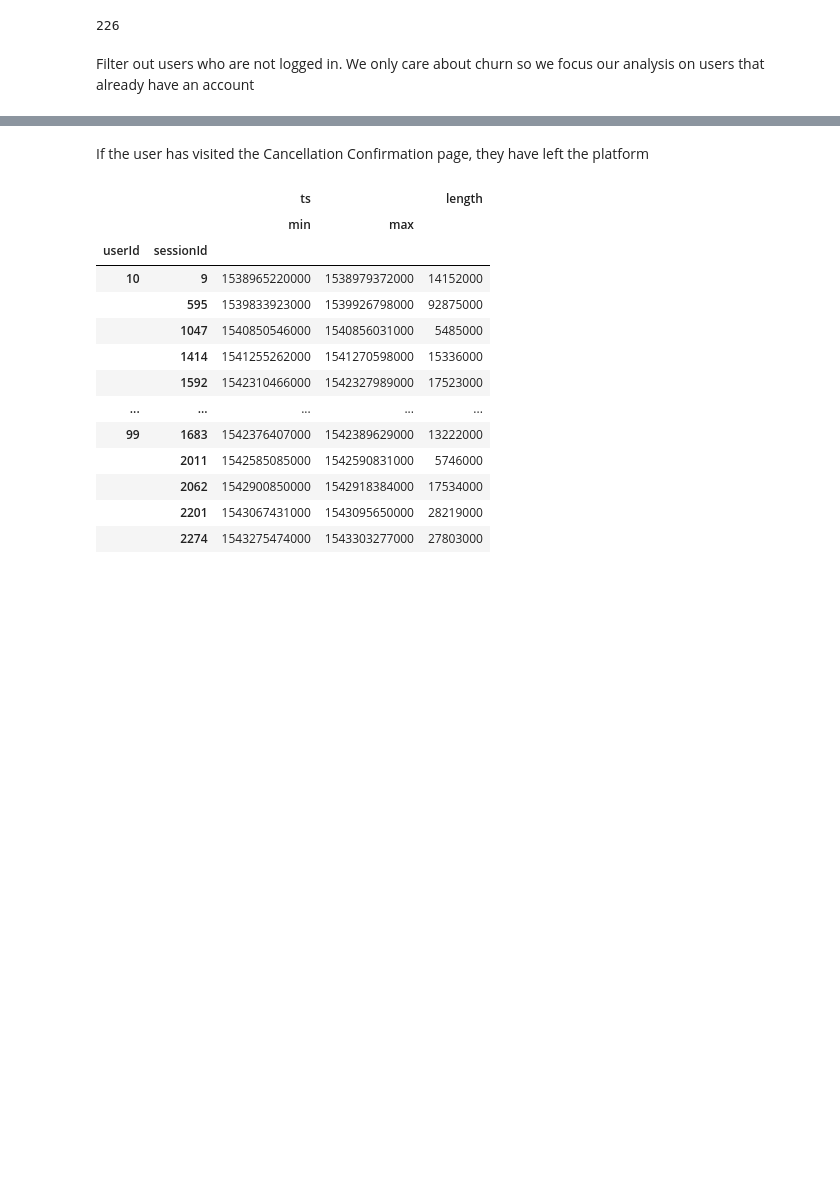
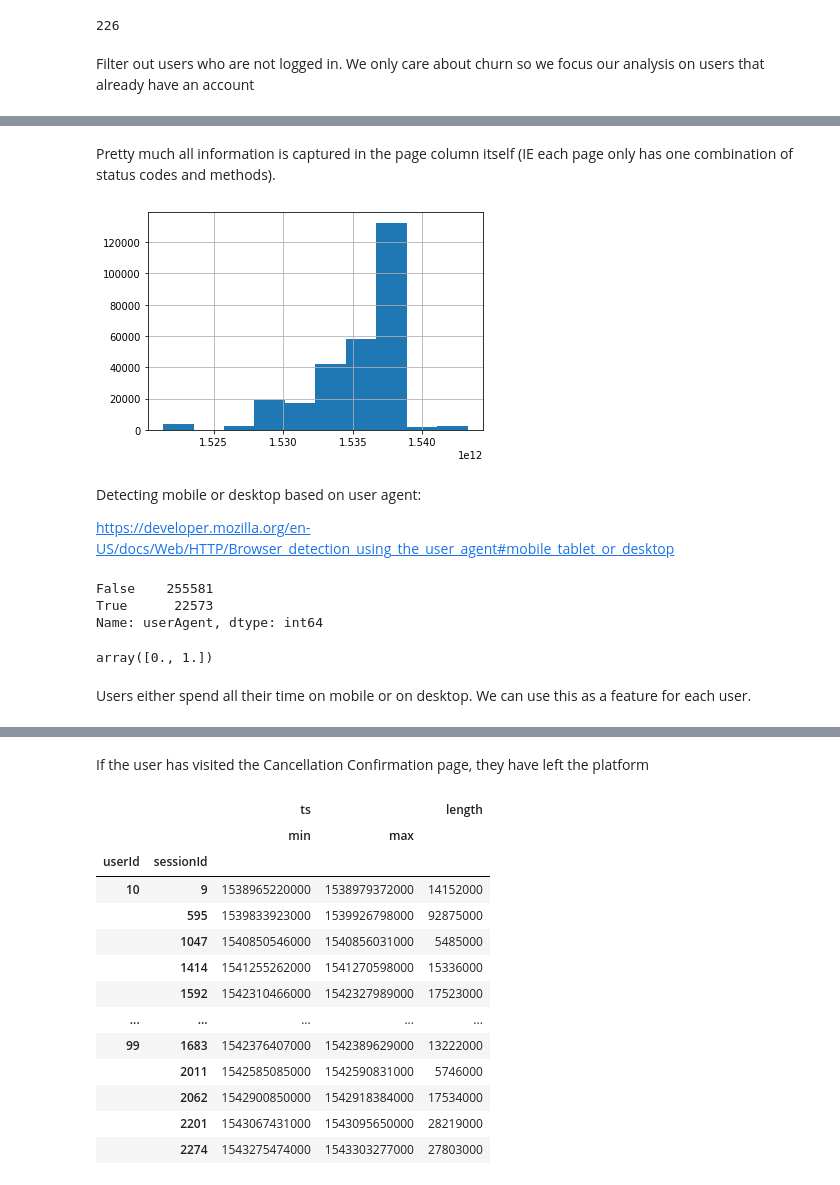
Before and after one commit to gkap720/sparkify-churn, a Jupyter notebook: EDA.ipynb, the cells around one changed output, grey strips where cells are left out. Saved outputs shown, nothing was run; the diff lists cells and outputs as text; code cells hidden in the pictures; blank space fills up the shorter version.

```diff
--- a/EDA.ipynb
+++ b/EDA.ipynb
@@ -23,0 +154,16 @@ df = df[df["userId"] != ""]
+# %% [markdown]
+Pretty much all information is captured in the page column itself (IE each page only has one combination of status codes and methods).
+# %%
+df["registration"].hist();
+# %% [output]
+[figure, added]
+# %% [markdown]
+Detecting mobile or desktop based on user agent:
+
+https://developer.mozilla.org/en-US/docs/Web/HTTP/Browser_detection_using_the_user_agent#mobile_tablet_or_desktop
+# %%
+df["userAgent"].str.contains("Mobi").value_counts()
+# %% [output]
+False    255581
+True      22573
+Name: userAgent, dtype: int64
@@ -23,0 +172,6 @@ df = df[df["userId"] != ""]
+# %%
+df.groupby("userId")["isMobile"].mean().unique()
+# %% [output]
+array([0., 1.])
+# %% [markdown]
+Users either spend all their time on mobile or on desktop. We can use this as a feature for each user.
```
Also changed, not shown: parts of 127 cells of this notebook, 3 other files.
